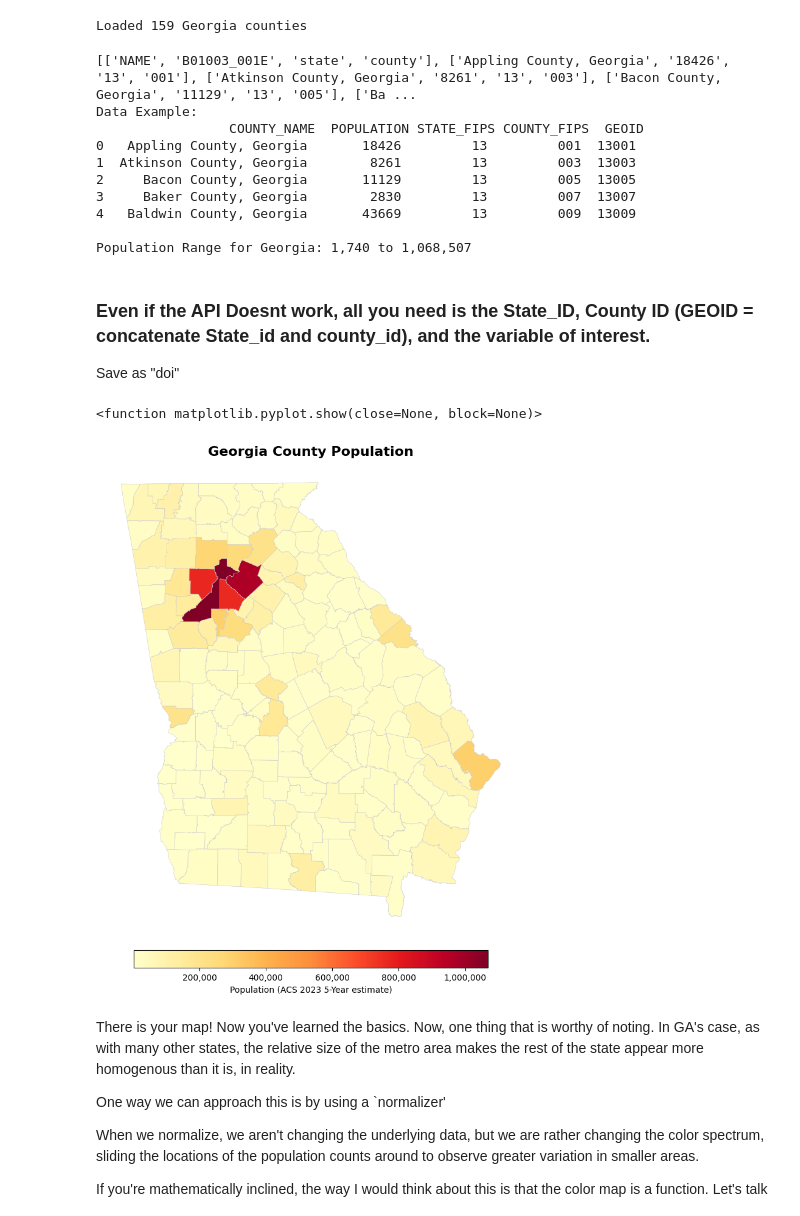
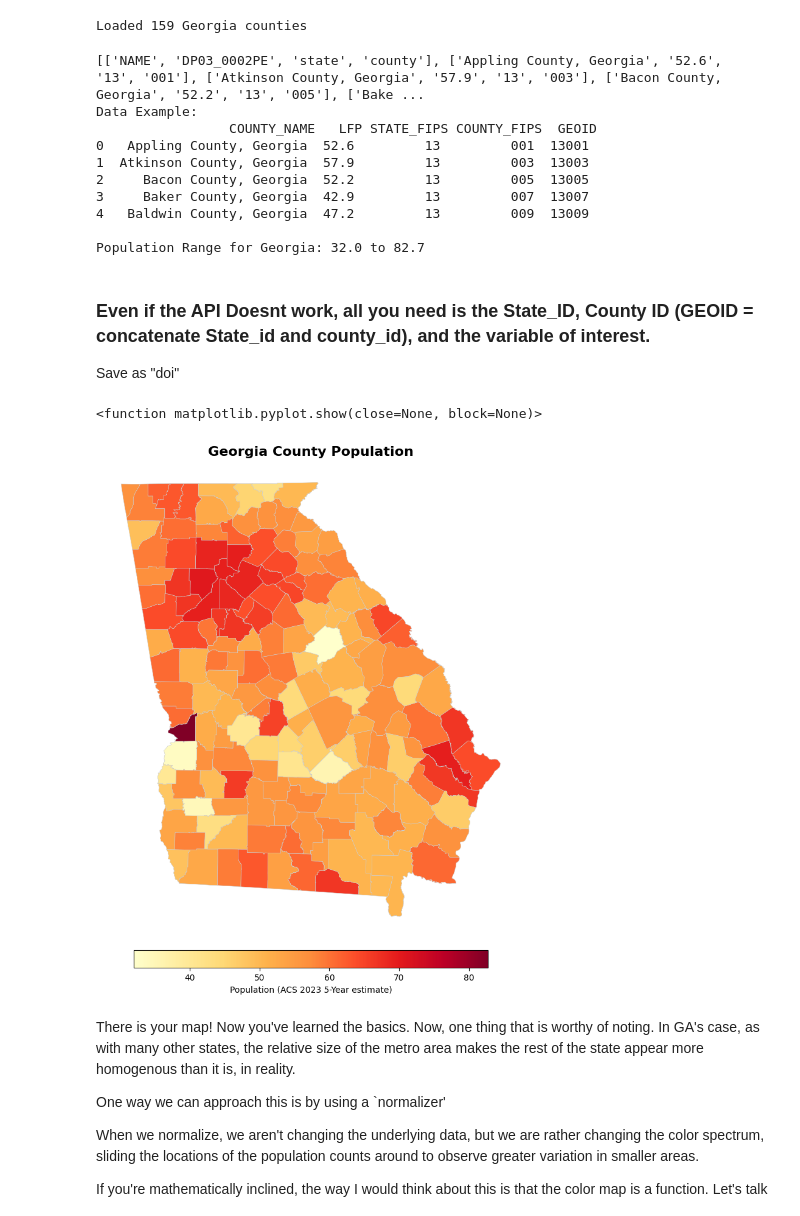
Before and after one commit to SkrapsMD/MapMaking, a Jupyter notebook: GA_Pop_02252026.ipynb, the cells around one changed output. Drawn from its saved outputs; the diff is of its cells as text; code cells hidden in the pictures.

```diff
--- a/GA_Pop_02252026.ipynb
+++ b/GA_Pop_02252026.ipynb
@@ -16,8 +16,8 @@ TIGER_URL = (
     "https://www2.census.gov/geo/tiger/TIGER2023/COUNTY/tl_2023_us_county.zip"
 )
 ACS_URL = (
-    "https://api.census.gov/data/2023/acs/acs5"
-    "?get=NAME,B01003_001E" # Get just the Total Population variable (B01003_001E)
+    "https://api.census.gov/data/2023/acs/acs5/profile"
+    "?get=NAME,DP03_0002PE" # Get just the Total Population variable (B01003_001E)
     "&for=county:*" # Get All counties
     "&in=state:13"  # GA state code is 13
 )
@@ -53,30 +53,30 @@ So we want to make a dataframe where we map the COUNTY FIPS to the POPULATION (i
 print(data)
 pop_df = pd.DataFrame(data[1:], columns=data[0]) # Reorient to be long withi NAME, POPULATION (B01003_001E), STATE FIPS, and COUNTY FIPS as columns
 
-pop_df.columns = ['COUNTY_NAME','POPULATION','STATE_FIPS','COUNTY_FIPS']
+pop_df.columns = ['COUNTY_NAME','LFP','STATE_FIPS','COUNTY_FIPS']
 pop_df['GEOID'] = pop_df['STATE_FIPS'] + pop_df['COUNTY_FIPS'] # The Shapefile expects a 'GEOID' column which is the concatenation of state and column fips (NOTE: FIPS -- FEDERAL INFORMATION PROCESSING STANDARD, they are not always just states and counties, but also some industries have fips codes... )
 
 # Make sure the 'type' is correct. If left untreated, population will be a string not a number (this is done by all API calls).
-pop_df['POPULATION'] = pop_df['POPULATION'].astype(int)
+pop_df['LFP'] = pop_df['LFP'].astype(float)
 
 # If curious we can take a look physically at the data we just pulled and make sure it looks right
 print(f"Data Example: \n {pop_df.head()} \n ")
-print(f"Population Range for Georgia: {pop_df['POPULATION'].min():,} to {pop_df['POPULATION'].max():,}")
+print(f"Population Range for Georgia: {pop_df['LFP'].min():,} to {pop_df['LFP'].max():,}")
 
 # This is a standard that I do, moving forward we only want to plot a single thing with the map. If we merge inthe whole data we waste precious compute time and resources. I always create
 # an object called 'doi' (data of interest) which is the BARE MINIMUM object to combine with the shape file. In this case, we want the GEOID and the POPULATION.
-doi = pop_df[['GEOID','POPULATION']].copy()
+doi = pop_df[['GEOID','LFP']].copy()
 # %% [output]
-[['NAME', 'B01003_001E', 'state', 'county'], ['Appling County, Georgia', '18426', '13', '001'], ['Atkinson County, Georgia', '8261', '13', '003'], ['Bacon County, Georgia', '11129', '13', '005'], ['Ba ...
+[['NAME', 'DP03_0002PE', 'state', 'county'], ['Appling County, Georgia', '52.6', '13', '001'], ['Atkinson County, Georgia', '57.9', '13', '003'], ['Bacon County, Georgia', '52.2', '13', '005'], ['Bake ...
 Data Example:
-                 COUNTY_NAME  POPULATION STATE_FIPS COUNTY_FIPS  GEOID
-0   Appling County, Georgia       18426         13         001  13001
-1  Atkinson County, Georgia        8261         13         003  13003
-2     Bacon County, Georgia       11129         13         005  13005
-3     Baker County, Georgia        2830         13         007  13007
-4   Baldwin County, Georgia       43669         13         009  13009
+                 COUNTY_NAME   LFP STATE_FIPS COUNTY_FIPS  GEOID
+0   Appling County, Georgia  52.6         13         001  13001
+1  Atkinson County, Georgia  57.9         13         003  13003
+2     Bacon County, Georgia  52.2         13         005  13005
+3     Baker County, Georgia  42.9         13         007  13007
+4   Baldwin County, Georgia  47.2         13         009  13009
 
-Population Range for Georgia: 1,740 to 1,068,507
+Population Range for Georgia: 32.0 to 82.7
 # %% [markdown]
 ### Even if the API Doesnt work, all you need is the State_ID, County ID (GEOID = concatenate State_id and county_id), and the variable of interest.
 Save as "doi"
@@ -86,34 +86,34 @@ Save as "doi"
 # %%
 # Merge the Data of Interest with the Shape file
 from matplotlib import ticker
 ga = ga.merge(doi, on='GEOID', how='left')
 
 
 # Create the map!
 fig, ax = plt.subplots(1,1,figsize=(10,10))
 ga.plot(
-    column='POPULATION',
+    column='LFP',
     cmap="YlOrRd",
     linewidth=0.4,
     edgecolor='0.8',
     legend=True,
     legend_kwds={
         "label":"Population (ACS 2023 5-Year estimate)",
         "orientation":"horizontal",
         "shrink":0.6,
         "pad":0.02,
         "format":ticker.FuncFormatter(lambda x, pos: f"{int(x):,.0f}") # Format the legend labels with commas
     },
     ax=ax,
 )
 
 ax.set_title("Georgia County Population", fontsize=16, fontweight="bold")
 ax.axis('off')
 plt.tight_layout()
 plt.show
 # %% [output]
 <function matplotlib.pyplot.show(close=None, block=None)>
-[figure, old version]
+[figure, new version]
 # %% [markdown]
 There is your map! Now you've learned the basics. Now, one thing that is worthy of noting. In GA's case, as with many other states, the relative size of the metro area makes the rest of the state appear more homogenous than it is, in reality.
 
```
